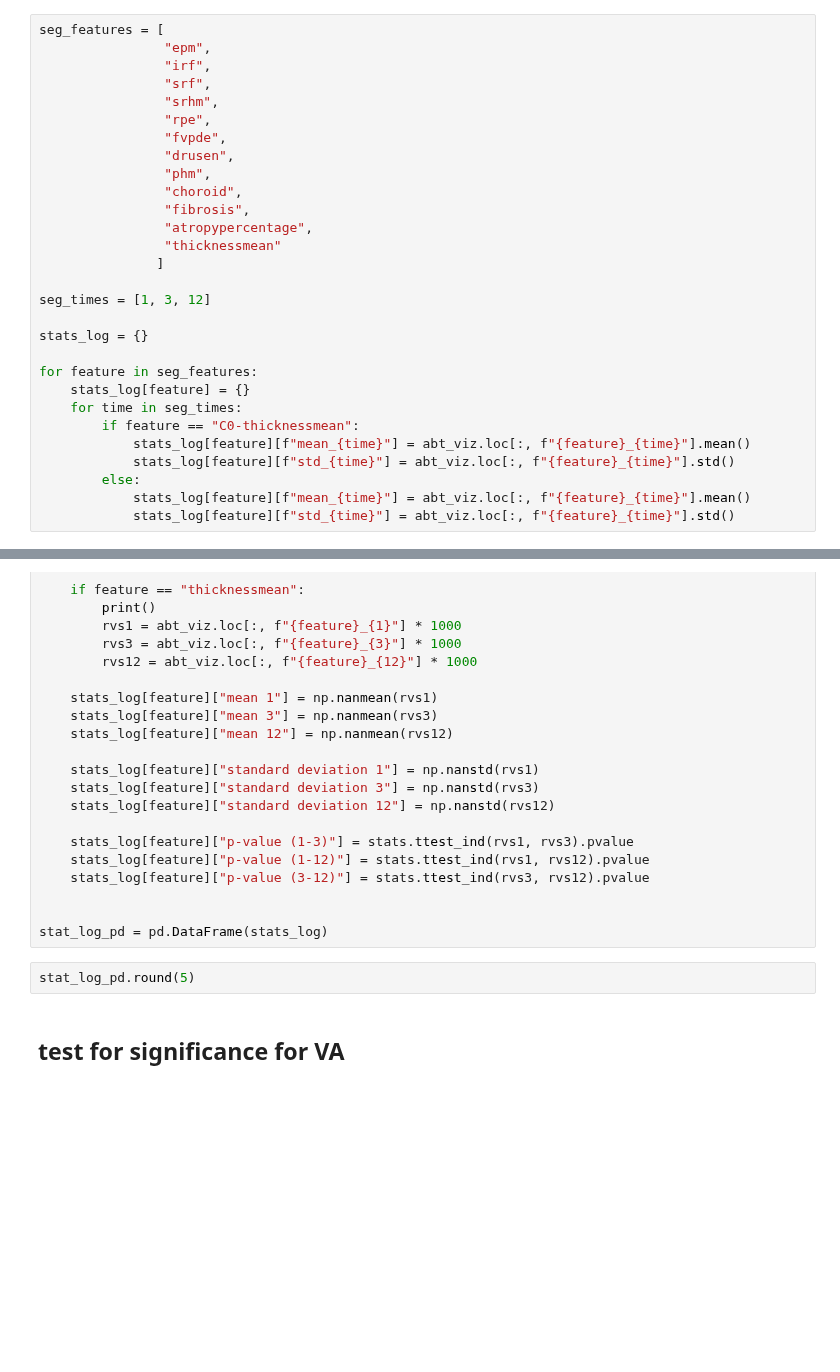
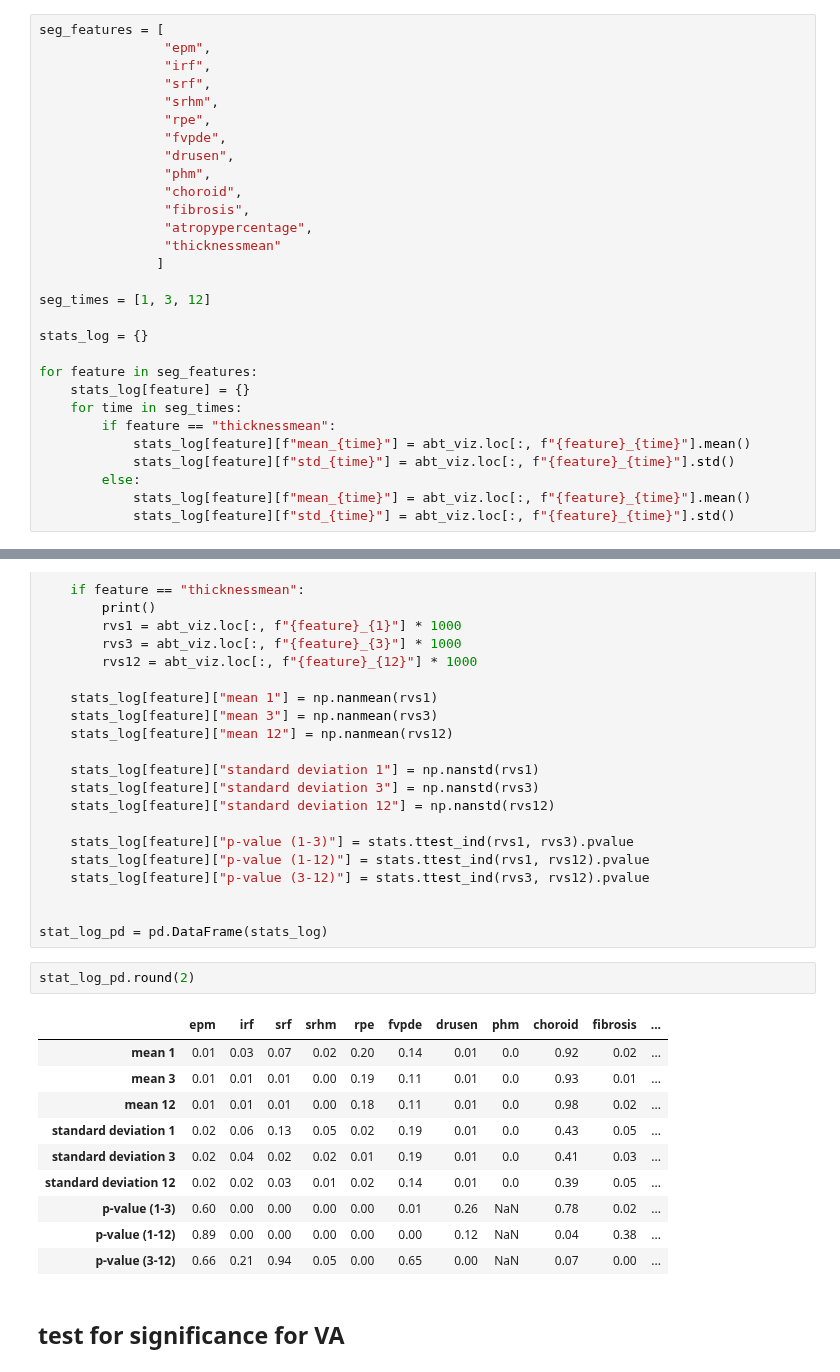
Before and after one commit to theislab/LODE, a Jupyter notebook: feature_statistics/notebooks/07_feature_time_series_visualization.ipynb, the cells around one changed output, grey strips where cells are left out. Saved outputs shown, nothing was run; the diff lists cells and outputs as text; blank space fills up the shorter version.

```diff
--- a/feature_statistics/notebooks/07_feature_time_series_visualization.ipynb
+++ b/feature_statistics/notebooks/07_feature_time_series_visualization.ipynb
@@ -543,7 +504,7 @@ stats_log = {}
 for feature in seg_features:
     stats_log[feature] = {}
     for time in seg_times:
-        if feature == "C0-thicknessmean":
+        if feature == "thicknessmean":
             stats_log[feature][f"mean_{time}"] = abt_viz.loc[:, f"{feature}_{time}"].mean()
             stats_log[feature][f"std_{time}"] = abt_viz.loc[:, f"{feature}_{time}"].std()
         else:
@@ -584,7 +543,18 @@ for feature in seg_features:
 
 stat_log_pd = pd.DataFrame(stats_log)
 # %%
-stat_log_pd.round(5)
+stat_log_pd.round(2)
+# %% [output]
+|  | epm | irf | srf | srhm | rpe | fvpde | drusen | phm | choroid | fibrosis | ... |
+| mean 1 | 0.01 | 0.03 | 0.07 | 0.02 | 0.20 | 0.14 | 0.01 | 0.0 | 0.92 | 0.02 | ... |
+| mean 3 | 0.01 | 0.01 | 0.01 | 0.00 | 0.19 | 0.11 | 0.01 | 0.0 | 0.93 | 0.01 | ... |
+| mean 12 | 0.01 | 0.01 | 0.01 | 0.00 | 0.18 | 0.11 | 0.01 | 0.0 | 0.98 | 0.02 | ... |
+| standard deviation 1 | 0.02 | 0.06 | 0.13 | 0.05 | 0.02 | 0.19 | 0.01 | 0.0 | 0.43 | 0.05 | ... |
+| standard deviation 3 | 0.02 | 0.04 | 0.02 | 0.02 | 0.01 | 0.19 | 0.01 | 0.0 | 0.41 | 0.03 | ... |
+| standard deviation 12 | 0.02 | 0.02 | 0.03 | 0.01 | 0.02 | 0.14 | 0.01 | 0.0 | 0.39 | 0.05 | ... |
+| p-value (1-3) | 0.60 | 0.00 | 0.00 | 0.00 | 0.00 | 0.01 | 0.26 | NaN | 0.78 | 0.02 | ... |
+| p-value (1-12) | 0.89 | 0.00 | 0.00 | 0.00 | 0.00 | 0.00 | 0.12 | NaN | 0.04 | 0.38 | ... |
+| p-value (3-12) | 0.66 | 0.21 | 0.94 | 0.05 | 0.00 | 0.65 | 0.00 | NaN | 0.07 | 0.00 | ... |
 # %% [markdown]
 ## test for significance for VA
 # %%
```
Also changed, not shown: parts of 25 cells of this notebook, 2 other files.
